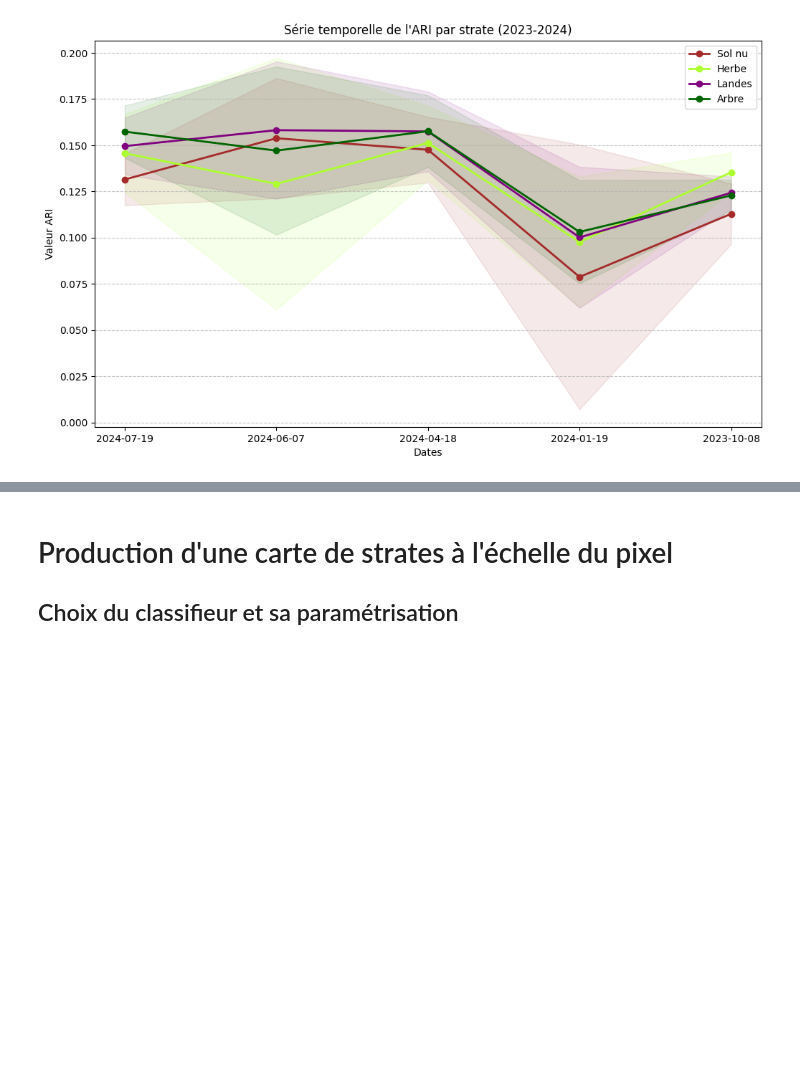
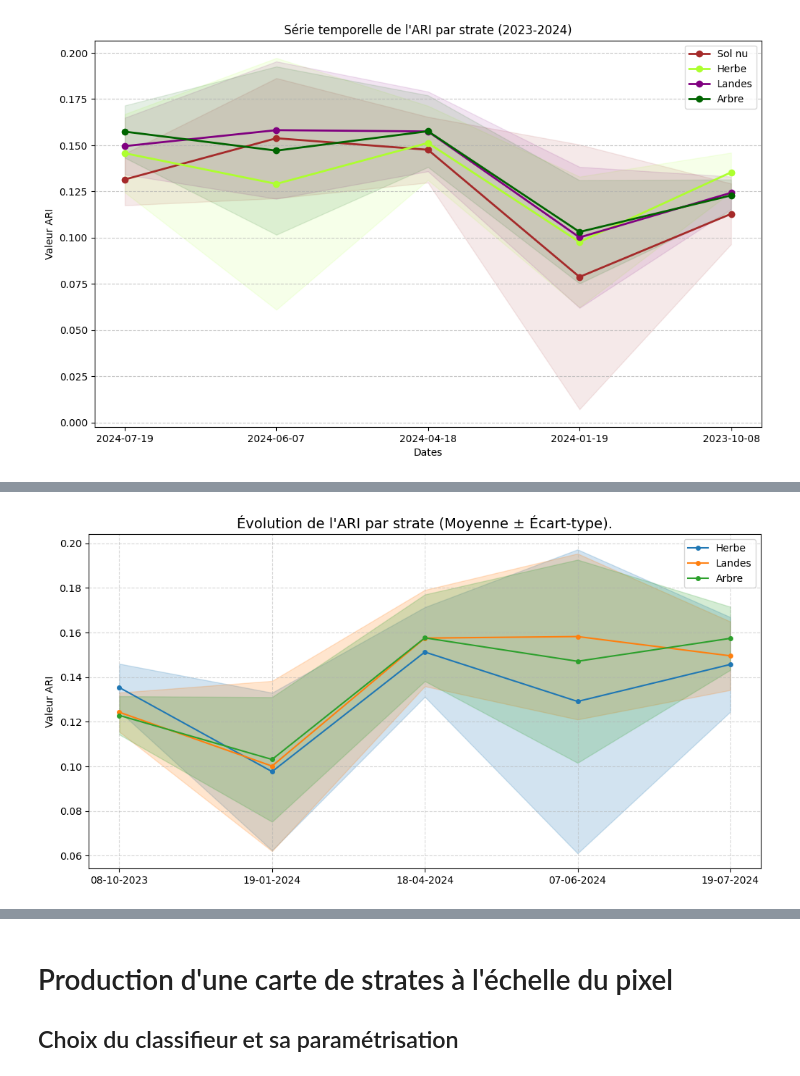
Before and after one commit to auzimmer/Projet_teledetection, a Jupyter notebook: projet_telea_ZIMMER_AUDREY.ipynb, the cells around one changed output, grey strips where cells are left out. Saved outputs shown, nothing was run; the diff lists cells and outputs as text; code cells hidden in the pictures; blank space fills up the shorter version.

```diff
--- a/projet_telea_ZIMMER_AUDREY.ipynb
+++ b/projet_telea_ZIMMER_AUDREY.ipynb
@@ -2293,0 +2436,63 @@ plt.show()
+# %%
+import matplotlib.pyplot as plt
+import numpy as np
+import os
+
+# 1. Configuration des dates et des bandes (Ordre Chronologique : Octobre -> Juillet)
+dates_affichage = ['08-10-2023', '19-01-2024', '18-04-2024', '07-06-2024', '19-07-2024']
+indices_bandes = [5, 4, 3, 2, 1] # Bande 5 est Octobre 2023, Bande 1 est Juillet 2024
+
+# 2. Définition des classes à afficher (on ignore la classe 1)
+classes_noms = {2: "Herbe", 3: "Landes", 4: "Arbre"}
+# Couleurs correspondant à ton image cible
+couleurs = {2: "tab:blue", 3: "tab:orange", 4: "tab:green"}
+
+plt.figure(figsize=(12, 6))
+
+for code, nom in classes_noms.items():
+    moyennes = []
+    ecarts = []
+
+    for idx in indices_bandes:
+        # Lecture de la bande ARI correspondante
+        # ds_ari doit être ton dataset ouvert du fichier ARI_serie_temp.tif
+        band_data = ds_ari.GetRasterBand(idx).ReadAsArray()
+
+        # Extraction des pixels (mask_array contient tes échantillons rasterisés)
+        pixels = band_data[(mask_array == code) & (band_data != -9999)]
+
+        if pixels.size > 0:
+            moyennes.append(np.mean(pixels))
+            ecarts.append(np.std(pixels))
+        else:
+            moyennes.append(0)
+            ecarts.append(0)
+
+    # Positions sur l'axe X : [0, 1, 2, 3, 4]
+    x = np.arange(len(dates_affichage))
+
+    # Tracé de la ligne
+    plt.plot(x, moyennes, label=nom, color=couleurs[code], marker='o', markersize=4, linewidth=1.5)
+
+    # Tracé de l'écart-type (ombre)
+    plt.fill_between(x,
+                     np.array(moyennes) - np.array(ecarts),
+                     np.array(moyennes) + np.array(ecarts),
+                     color=couleurs[code], alpha=0.2)
+
+# 3. Personnalisation de l'axe X pour coller au modèle
+plt.xticks(ticks=x, labels=dates_affichage)
+plt.xlim(-0.2, 4.2) # Pour laisser un peu d'espace sur les bords
+
+# 4. Titres et légende
+plt.title("Évolution de l'ARI par strate (Moyenne ± Écart-type).", fontsize=14)
+plt.ylabel("Valeur ARI")
+plt.legend(loc='upper right')
+plt.grid(True, linestyle='--', alpha=0.5)
+
+# 5. Sauvegarde
+figure_output = os.path.join(figure_path, "ARI_series.png")
+plt.savefig(figure_output, dpi=300, bbox_inches='tight')
+plt.show()
+# %% [output]
+[figure, added]
```
Also changed, not shown: parts of 6 cells of this notebook.
